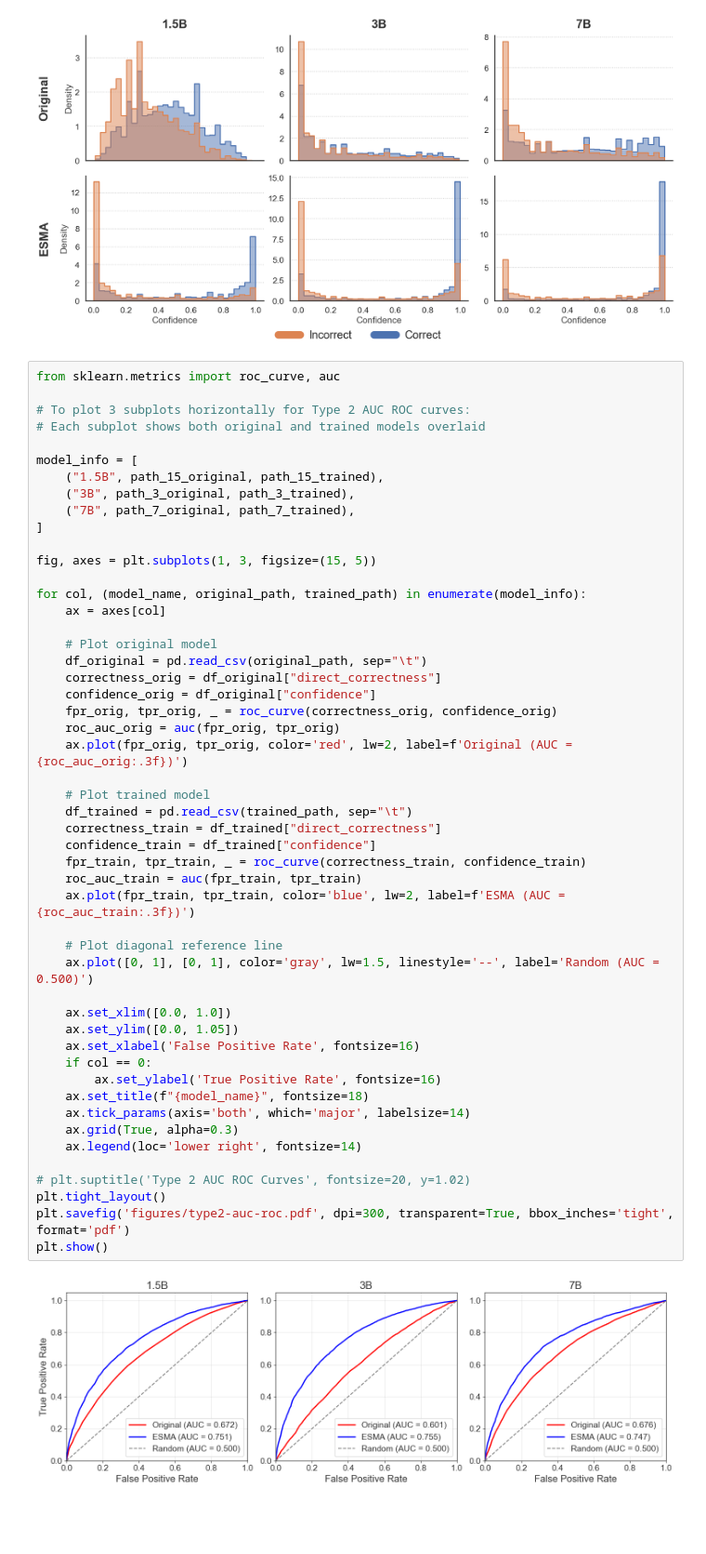
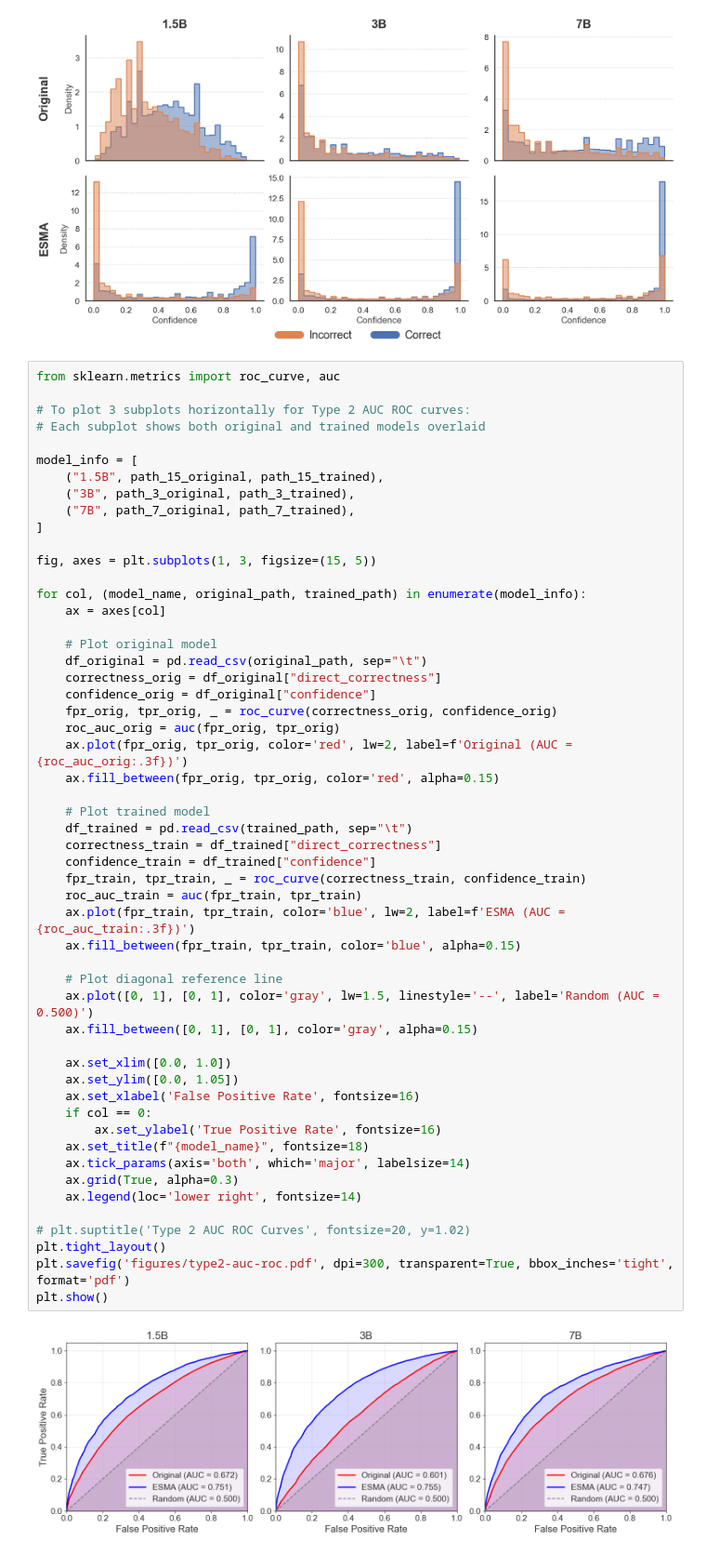
Before and after one commit to cosmoquester/ESMA, a Jupyter notebook: notebooks/plot_confidence_dist.ipynb, the cells around one changed output. Shown at 93% size. Saved outputs shown, nothing was run; the diff lists cells and outputs as text; blank space fills up the shorter version.

Commit message:
chore: fill colors for ROC curve

```diff
--- a/notebooks/plot_confidence_dist.ipynb
+++ b/notebooks/plot_confidence_dist.ipynb
@@ -232,34 +234,37 @@ for col, (model_name, original_path, trained_path) in enumerate(model_info):
     fpr_orig, tpr_orig, _ = roc_curve(correctness_orig, confidence_orig)
     roc_auc_orig = auc(fpr_orig, tpr_orig)
     ax.plot(fpr_orig, tpr_orig, color='red', lw=2, label=f'Original (AUC = {roc_auc_orig:.3f})')
+    ax.fill_between(fpr_orig, tpr_orig, color='red', alpha=0.15)
 
     # Plot trained model
     df_trained = pd.read_csv(trained_path, sep="\t")
     correctness_train = df_trained["direct_correctness"]
     confidence_train = df_trained["confidence"]
     fpr_train, tpr_train, _ = roc_curve(correctness_train, confidence_train)
     roc_auc_train = auc(fpr_train, tpr_train)
     ax.plot(fpr_train, tpr_train, color='blue', lw=2, label=f'ESMA (AUC = {roc_auc_train:.3f})')
+    ax.fill_between(fpr_train, tpr_train, color='blue', alpha=0.15)
 
     # Plot diagonal reference line
     ax.plot([0, 1], [0, 1], color='gray', lw=1.5, linestyle='--', label='Random (AUC = 0.500)')
+    ax.fill_between([0, 1], [0, 1], color='gray', alpha=0.15)
 
     ax.set_xlim([0.0, 1.0])
     ax.set_ylim([0.0, 1.05])
     ax.set_xlabel('False Positive Rate', fontsize=16)
     if col == 0:
         ax.set_ylabel('True Positive Rate', fontsize=16)
     ax.set_title(f"{model_name}", fontsize=18)
     ax.tick_params(axis='both', which='major', labelsize=14)
     ax.grid(True, alpha=0.3)
     ax.legend(loc='lower right', fontsize=14)
 
 # plt.suptitle('Type 2 AUC ROC Curves', fontsize=20, y=1.02)
 plt.tight_layout()
 plt.savefig('figures/type2-auc-roc.pdf', dpi=300, transparent=True, bbox_inches='tight', format='pdf')
 plt.show()
 # %% [output]
-[figure, old version]
+[figure, new version]
 # %%
 import matplotlib.pyplot as plt
 import seaborn as sns
```
Also changed, not shown: parts of 2 cells of this notebook, 2 other files.
